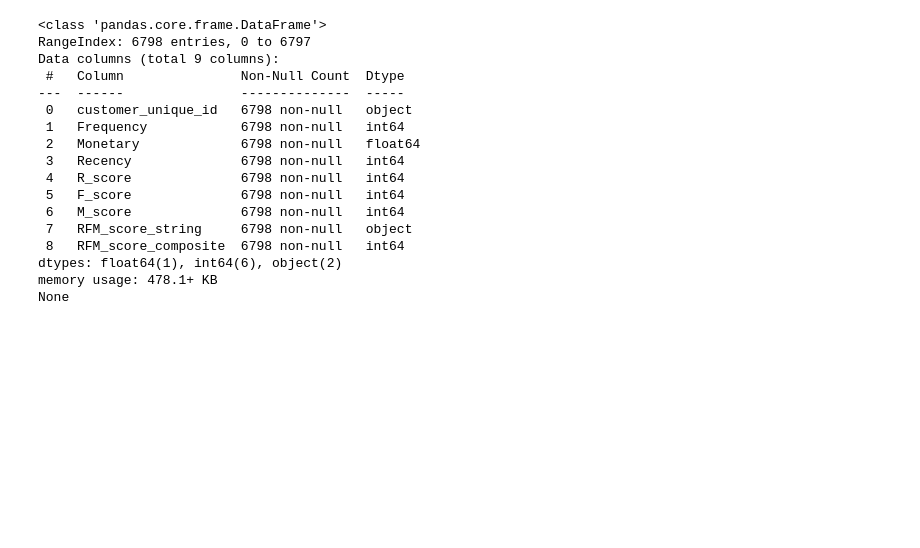
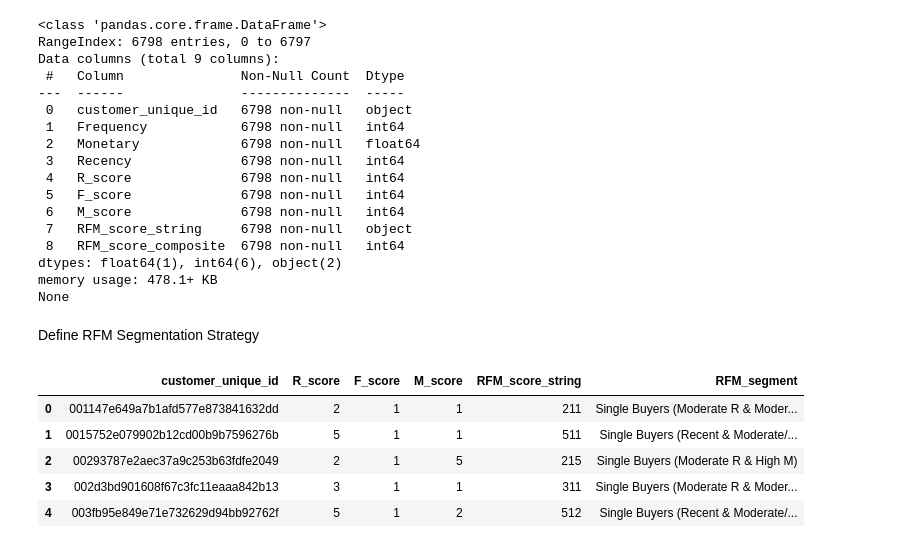
Before and after one commit to RizkiRdm/Olist-E-commerce-Performance-Analysis, a Jupyter notebook: notebooks/feature_engineering.ipynb, the cells around one changed output. Cells and saved outputs as stored; diff of their text form; code cells hidden in the pictures; blank space fills up the shorter version.

```diff
--- a/notebooks/feature_engineering.ipynb
+++ b/notebooks/feature_engineering.ipynb
@@ -679,3 +681,5 @@ Data columns (total 9 columns):
 dtypes: float64(1), int64(6), object(2)
 memory usage: 478.1+ KB
 None
+# %% [markdown]
+Define RFM Segmentation Strategy
@@ -681,0 +762,20 @@ None
+# %%
+display(
+    customer_rfm_final_df[
+        [
+            "customer_unique_id",
+            "R_score",
+            "F_score",
+            "M_score",
+            "RFM_score_string",
+            "RFM_segment",
+        ]
+    ].head()
+)
+# %% [output]
+|  | customer_unique_id | R_score | F_score | M_score | RFM_score_string | RFM_segment |
+| 0 | 001147e649a7b1afd577e873841632dd | 2 | 1 | 1 | 211 | Single Buyers (Moderate R & Moder... |
+| 1 | 0015752e079902b12cd00b9b7596276b | 5 | 1 | 1 | 511 | Single Buyers (Recent & Moderate/... |
+| 2 | 00293787e2aec37a9c253b63fdfe2049 | 2 | 1 | 5 | 215 | Single Buyers (Moderate R & High M) |
+| 3 | 002d3bd901608f67c3fc11eaaa842b13 | 3 | 1 | 1 | 311 | Single Buyers (Moderate R & Moder... |
+| 4 | 003fb95e849e71e732629d94bb92762f | 5 | 1 | 2 | 512 | Single Buyers (Recent & Moderate/... |
```
Also changed, not shown: parts of 6 cells of this notebook.
